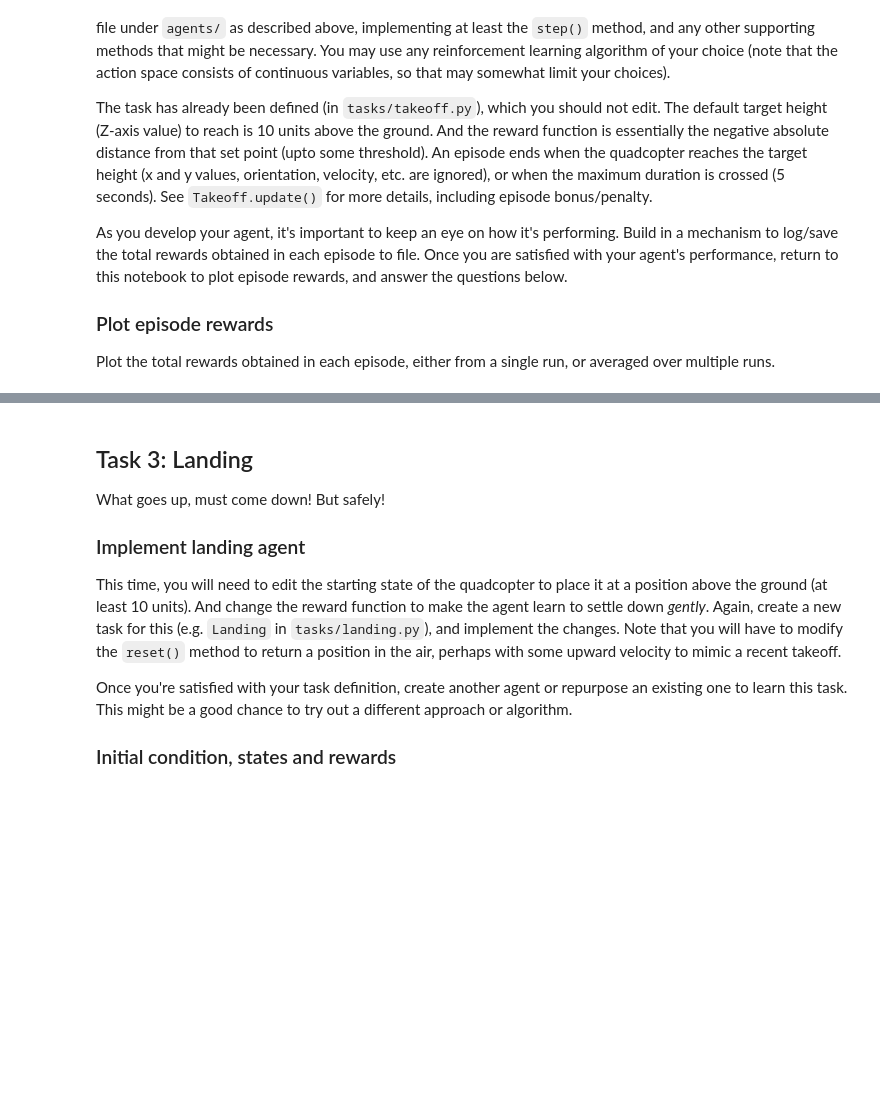
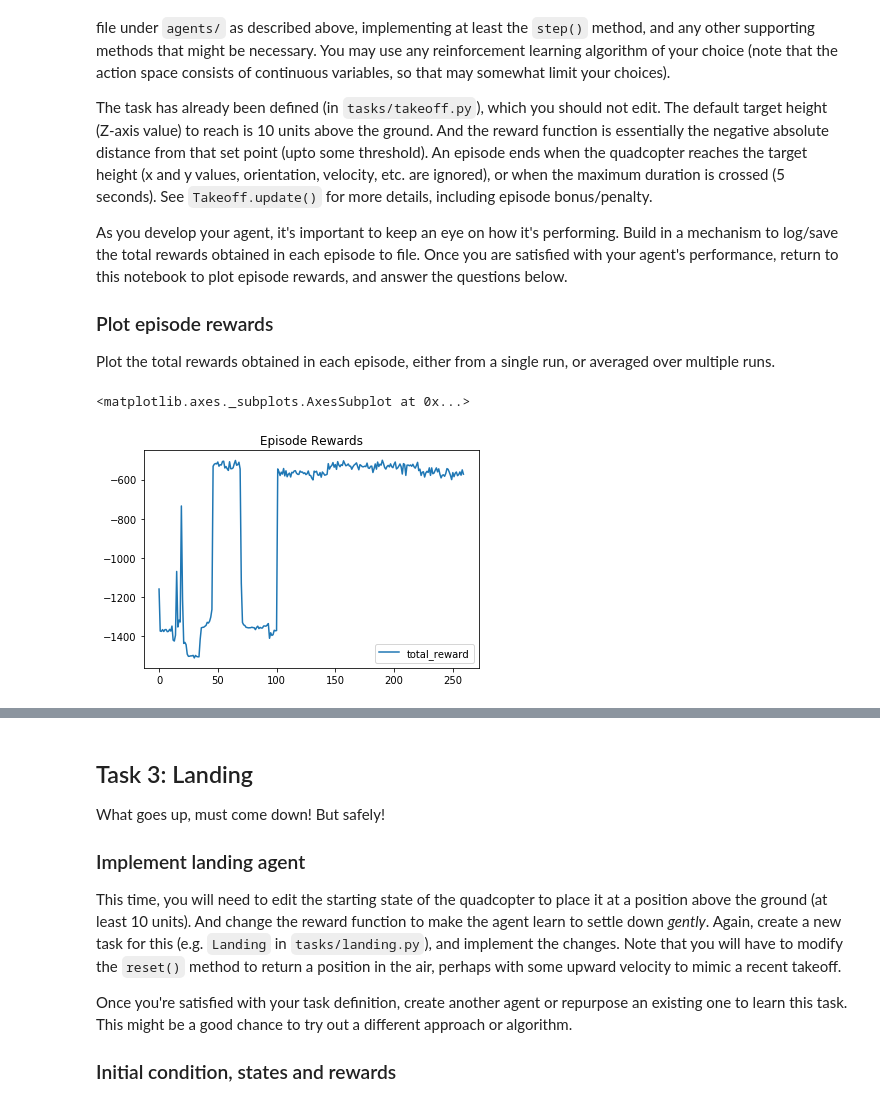
Before and after one commit to claudehotline/RL-Quadcopter, a Jupyter notebook: quad_controller_rl/notebooks/RL-Quadcopter.ipynb, the cells around one changed output, grey strips where cells are left out. Drawn from its saved outputs; the diff is of its cells as text; code cells hidden in the pictures; blank space fills up the shorter version.

```diff
--- a/quad_controller_rl/notebooks/RL-Quadcopter.ipynb
+++ b/quad_controller_rl/notebooks/RL-Quadcopter.ipynb
@@ -146,3 +144,16 @@ Plot the total rewards obtained in each episode, either from a single run, or av
+# %%
+%matplotlib inline
+
+import pandas as pd
+from os.path import join, pardir
+
+file_name = 'stats_2018-05-19_02-54-39.csv'
+
+df_stats = pd.read_csv(join(pardir, 'out', file_name))
+df_stats[['total_reward']].plot(title="Episode Rewards")
+# %% [output]
+<matplotlib.axes._subplots.AxesSubplot at 0x...>
+[figure, added]
 # %% [markdown]
 **Q**: What algorithm did you use? Briefly discuss why you chose it for this task.
 
```
Also changed, not shown: parts of 2 cells of this notebook, 3 other files.
